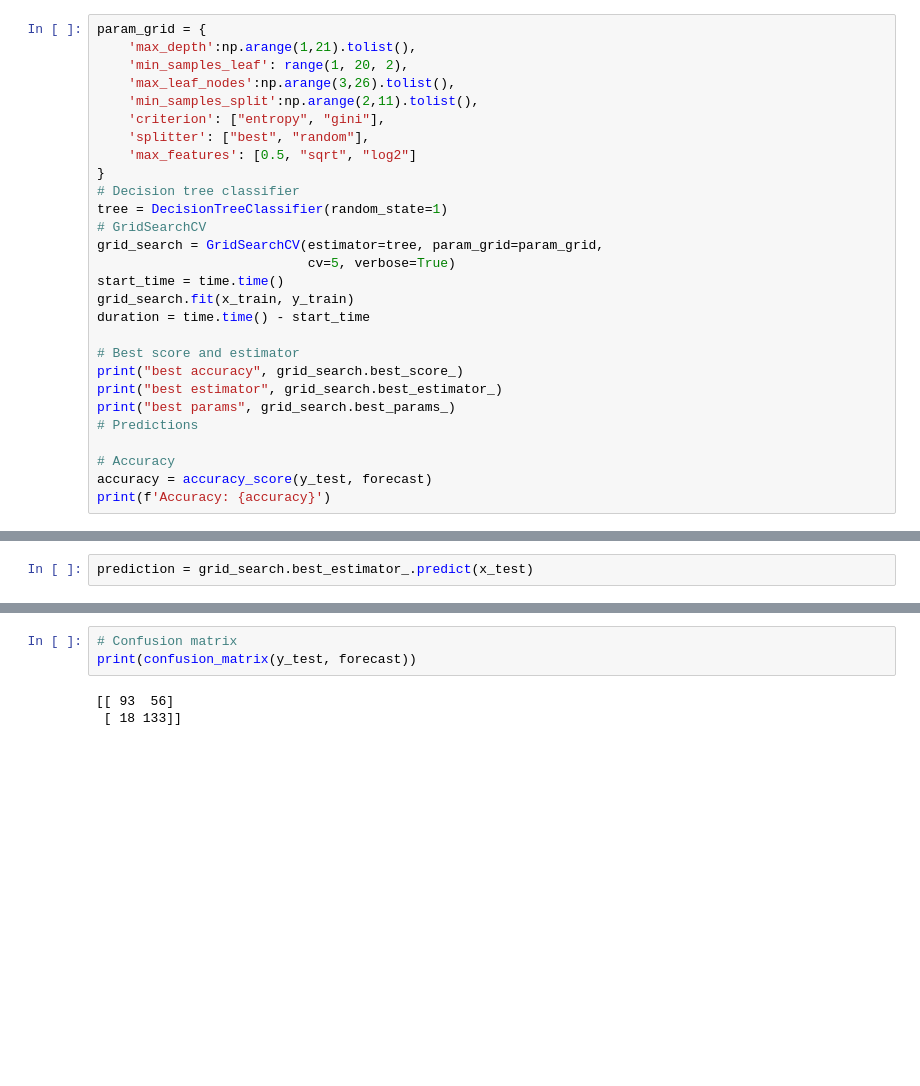
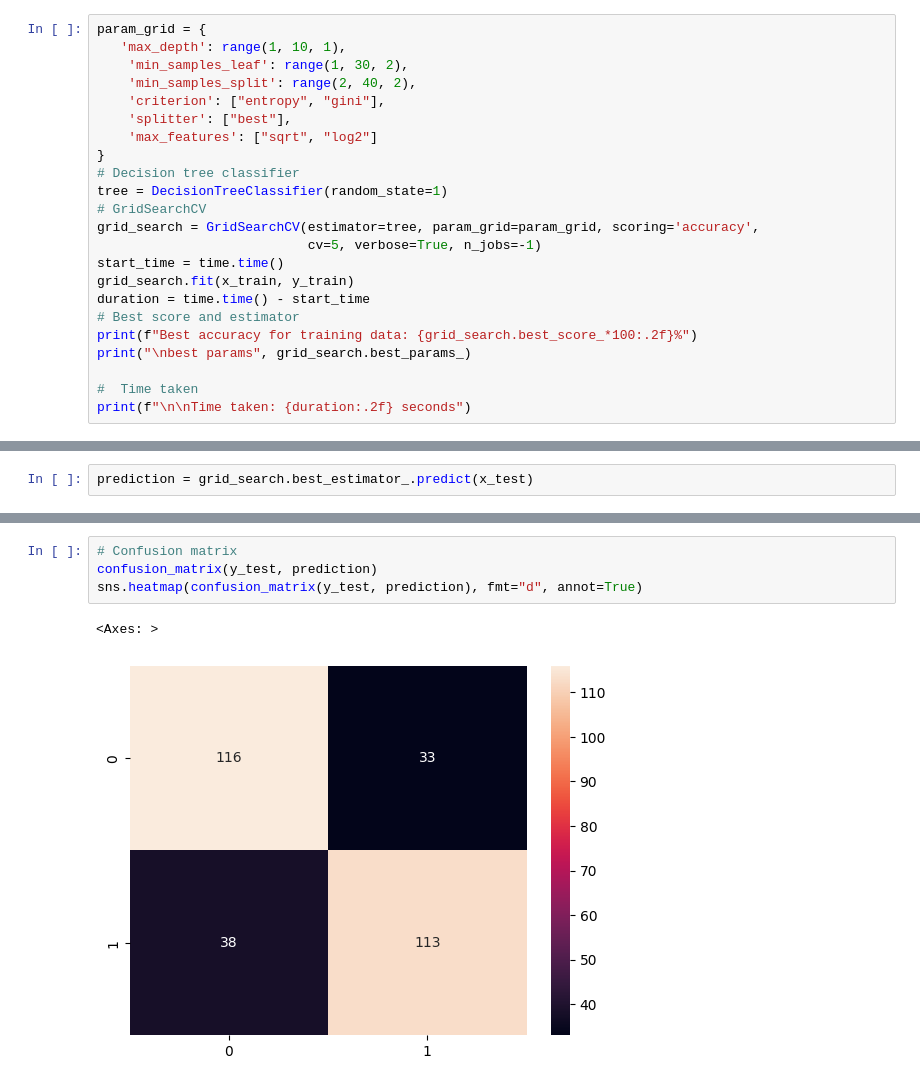
Before and after one commit to Mortti11/Introduction-Machine-Learning, a Jupyter notebook: logistic_regression/clf.ipynb, the cells around one changed output, grey strips where cells are left out. Saved outputs shown, nothing was run; the diff lists cells and outputs as text; blank space fills up the shorter version.

```diff
--- a/logistic_regression/clf.ipynb
+++ b/logistic_regression/clf.ipynb
@@ -37,29 +60,24 @@ Accuracy: 0.7066666666666667
 # %%
 param_grid = {
-    'max_depth':np.arange(1,21).tolist(),
-    'min_samples_leaf': range(1, 20, 2),
-    'max_leaf_nodes':np.arange(3,26).tolist(),
-    'min_samples_split':np.arange(2,11).tolist(),
+   'max_depth': range(1, 10, 1),
+    'min_samples_leaf': range(1, 30, 2),
+    'min_samples_split': range(2, 40, 2),
     'criterion': ["entropy", "gini"],
-    'splitter': ["best", "random"],
-    'max_features': [0.5, "sqrt", "log2"]
+    'splitter': ["best"],
+    'max_features': ["sqrt", "log2"]
 }
 # Decision tree classifier
 tree = DecisionTreeClassifier(random_state=1)
 # GridSearchCV
-grid_search = GridSearchCV(estimator=tree, param_grid=param_grid,
-                           cv=5, verbose=True)
+grid_search = GridSearchCV(estimator=tree, param_grid=param_grid, scoring='accuracy',
+                           cv=5, verbose=True, n_jobs=-1)
 start_time = time.time()
 grid_search.fit(x_train, y_train)
 duration = time.time() - start_time
+# Best score and estimator
+print(f"Best accuracy for training data: {grid_search.best_score_*100:.2f}%")
+print("\nbest params", grid_search.best_params_)
 
-# Best score and estimator
-print("best accuracy", grid_search.best_score_)
-print("best estimator", grid_search.best_estimator_)
-print("best params", grid_search.best_params_)
-# Predictions
-
-# Accuracy
-accuracy = accuracy_score(y_test, forecast)
-print(f'Accuracy: {accuracy}')
+#  Time taken
+print(f"\n\nTime taken: {duration:.2f} seconds")
 # %% [output]
@@ -96,6 +118,7 @@ weighted avg       0.77      0.75      0.75       300
 # %%
 # Confusion matrix
-print(confusion_matrix(y_test, forecast))
+confusion_matrix(y_test, prediction)
+sns.heatmap(confusion_matrix(y_test, prediction), fmt="d", annot=True)
 # %% [output]
-[[ 93  56]
- [ 18 133]]
+<Axes: >
+[figure, added]
```
Also changed, not shown: parts of 16 cells of this notebook, 43 other files.
